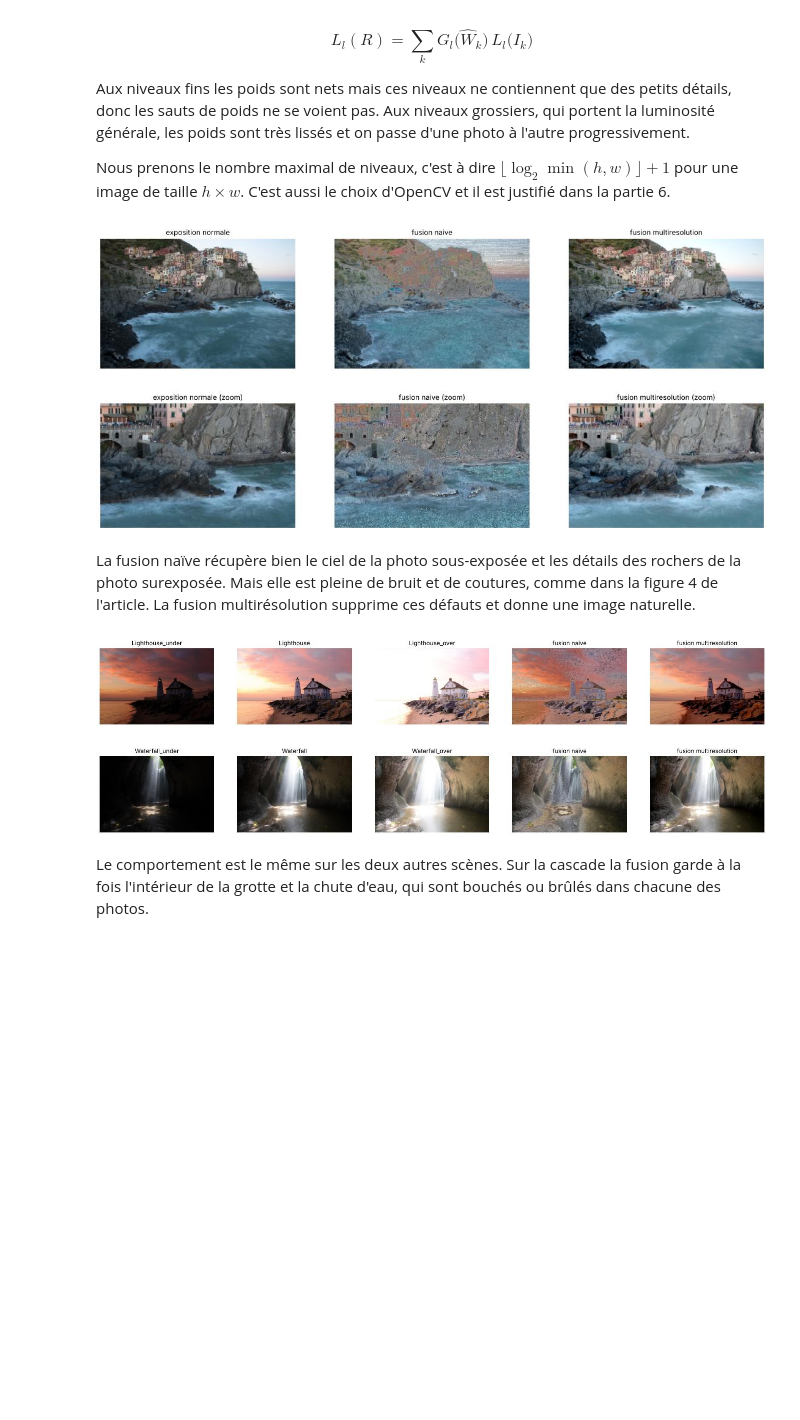
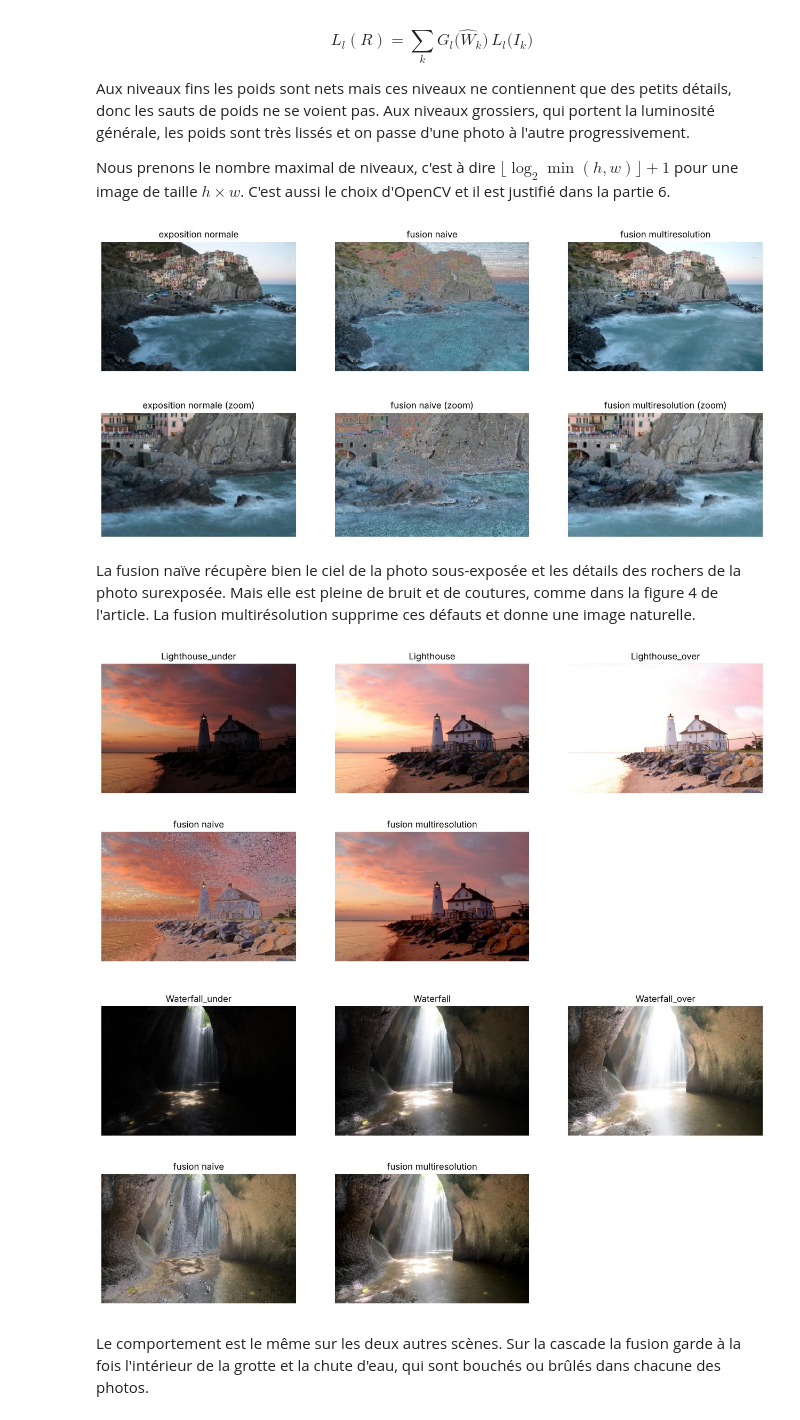
Before and after one commit to adammada7/exposure-fusion, a Jupyter notebook: rapport_fusion_exposition.ipynb, the cells around one changed output. Drawn from its saved outputs; the diff is of its cells as text; code cells hidden in the pictures; blank space fills up the shorter version.

```diff
--- a/rapport_fusion_exposition.ipynb
+++ b/rapport_fusion_exposition.ipynb
@@ -20,7 +20,7 @@ import time
 import cv2
 import numpy as np
 import matplotlib.pyplot as plt
-plt.rcParams["figure.dpi"] = 70
+plt.rcParams["figure.dpi"] = 100
 %config InlineBackend.figure_format = "jpeg"
 # %% [markdown]
 ## 0. Données
@@ -191,7 +197,10 @@ def carte_poids(img, wc=1, ws=1, we=1, sigma=0.2):
     return (contraste(img) ** wc) * (saturation(img) ** ws) * (exposition(img, sigma) ** we)
 
 def poids_normalises(images, wc=1, ws=1, we=1, sigma=0.2, eps=1e-12):
-    W = np.array([carte_poids(im, wc, ws, we, sigma) for im in images]) + eps
+    W = []
+    for im in images:
+        W.append(carte_poids(im, wc, ws, we, sigma))
+    W = np.array(W) + eps
     return W / W.sum(axis=0)
 # %%
 W = poids_normalises(images)
@@ -220,8 +230,8 @@ $$R = \sum_{k} \hat{W}_k \, I_k$$
 # %%
 def fusion_naive(images, W):
     R = np.zeros_like(images[0])
-    for im, w in zip(images, W):
-        R += w[..., None] * im
+    for k in range(len(images)):
+        R += W[k][:, :, None] * images[k]
     return R
 # %% [markdown]
 ## 5. Fusion multirésolution
@@ -236,13 +246,15 @@ Nous prenons le nombre maximal de niveaux, c'est à dire $\lfloor \log_2 \min(h,
 # %%
 def fusion_pyramide(images, W, niveaux):
     LR = None
-    for im, w in zip(images, W):
-        L = pyramide_laplace(im, niveaux)
-        Gw = pyramide_gauss(w.astype(np.float32), niveaux)
+    for k in range(len(images)):
+        L = pyramide_laplace(images[k], niveaux)
+        Gw = pyramide_gauss(W[k].astype(np.float32), niveaux)
         if LR is None:
-            LR = [np.zeros_like(l) for l in L]
+            LR = []
+            for l in L:
+                LR.append(np.zeros_like(l))
         for l in range(niveaux):
-            LR[l] += Gw[l][..., None] * L[l]
+            LR[l] += Gw[l][:, :, None] * L[l]
     return reconstruction(LR)
 
 def niveaux_max(img):
@@ -253,28 +265,32 @@ R = fusion_naive(images, W)
 R_pyr = fusion_pyramide(images, W, n_max)
 
 y, x = 210, 380
-fig, axs = plt.subplots(2, 3, figsize=(20, 9))
-for j, (im, t) in enumerate([(images[1], "exposition normale"), (R, "fusion naive"), (R_pyr, "fusion multiresolution")]):
-    afficher(im, t, axs[0, j])
-    afficher(im[y:y+210, x:x+330], t + " (zoom)", axs[1, j])
+fig, axs = plt.subplots(2, 3, figsize=(16, 7.5))
+afficher(images[1], "exposition normale", axs[0, 0])
+afficher(R, "fusion naive", axs[0, 1])
+afficher(R_pyr, "fusion multiresolution", axs[0, 2])
+afficher(images[1][y:y+210, x:x+330], "exposition normale (zoom)", axs[1, 0])
+afficher(R[y:y+210, x:x+330], "fusion naive (zoom)", axs[1, 1])
+afficher(R_pyr[y:y+210, x:x+330], "fusion multiresolution (zoom)", axs[1, 2])
 plt.show()
 # %% [output]
-[figure, old version]
+[figure, new version]
 # %% [markdown]
 La fusion naïve récupère bien le ciel de la photo sous-exposée et les détails des rochers de la photo surexposée. Mais elle est pleine de bruit et de coutures, comme dans la figure 4 de l'article. La fusion multirésolution supprime ces défauts et donne une image naturelle.
 # %%
 for s in ["Phare", "Cascade"]:
     ims = photos[s]
     Ws = poids_normalises(ims)
-    fig, axs = plt.subplots(1, 5, figsize=(24, 4))
-    for im, n, ax in zip(ims, scenes[s], axs):
-        afficher(im, n, ax)
-    afficher(fusion_naive(ims, Ws), "fusion naive", axs[3])
-    afficher(fusion_pyramide(ims, Ws, niveaux_max(ims[0])), "fusion multiresolution", axs[4])
+    fig, axs = plt.subplots(2, 3, figsize=(16, 7.5))
+    for j in range(3):
+        afficher(ims[j], scenes[s][j], axs[0, j])
+    afficher(fusion_naive(ims, Ws), "fusion naive", axs[1, 0])
+    afficher(fusion_pyramide(ims, Ws, niveaux_max(ims[0])), "fusion multiresolution", axs[1, 1])
+    axs[1, 2].axis("off")
     plt.show()
 # %% [output]
-[figure, old version]
+[figure, new version]
-[figure, old version]
+[figure, new version]
 # %% [markdown]
 Le comportement est le même sur les deux autres scènes. Sur la cascade la fusion garde à la fois l'intérieur de la grotte et la chute d'eau, qui sont bouchés ou brûlés dans chacune des photos.
 # %% [markdown]
```
Also changed, not shown: parts of 27 cells of this notebook, 2 other files.
